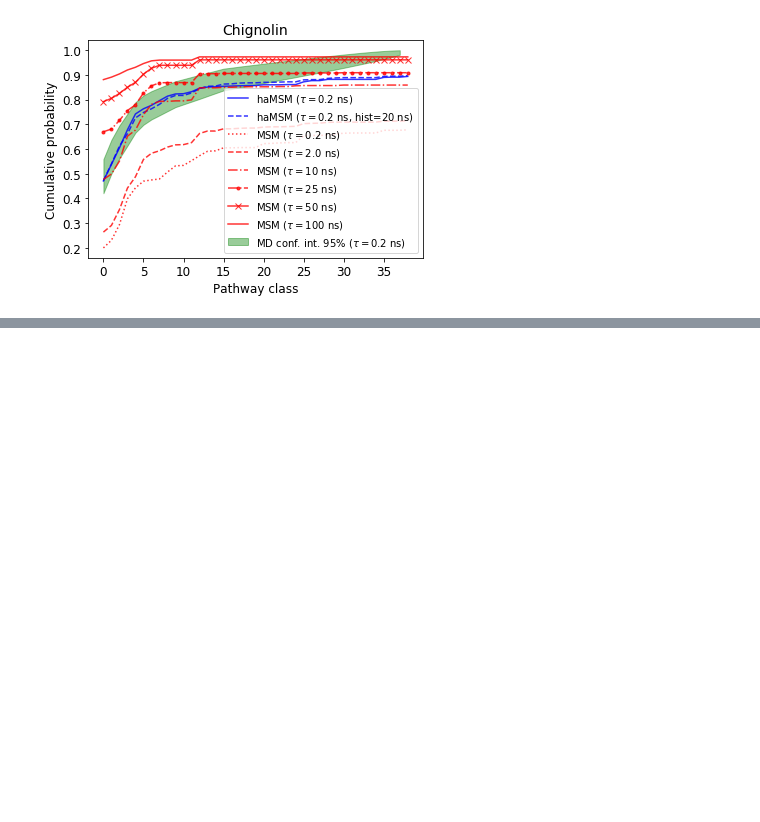
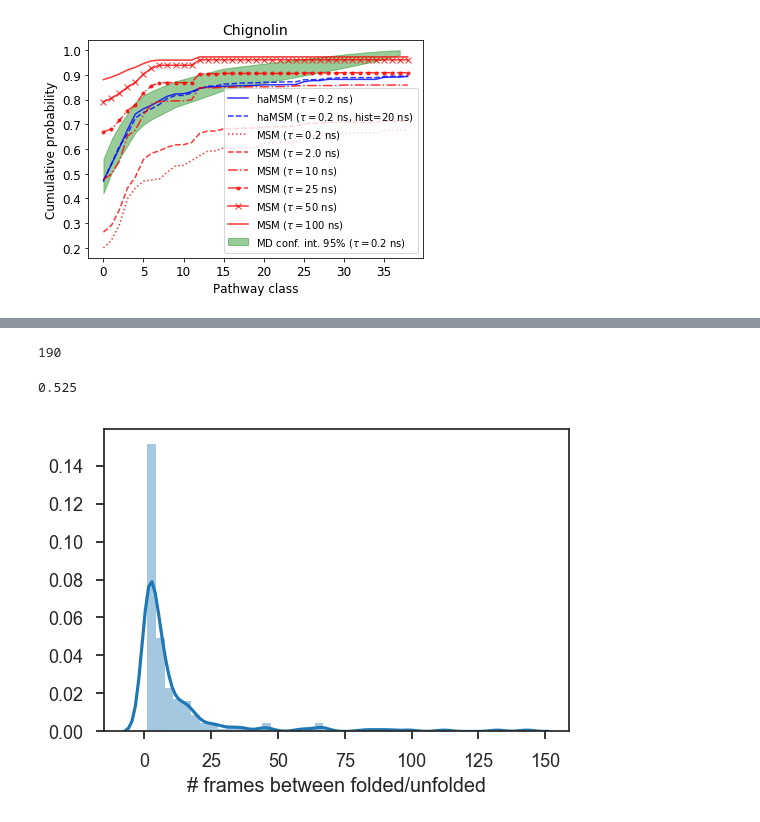
Before and after one commit to choderalab/msm-mfpt, a Jupyter notebook: models3_10_interm_states/Chignolin_mfpts_corrfunc_FS_cut_0_87_RPW.ipynb, the cells around one changed output, grey strips where cells are left out. Saved outputs shown, nothing was run; the diff lists cells and outputs as text; code cells hidden in the pictures; blank space fills up the shorter version.

```diff
--- a/models3_10_interm_states/Chignolin_mfpts_corrfunc_FS_cut_0_87_RPW.ipynb
+++ b/models3_10_interm_states/Chignolin_mfpts_corrfunc_FS_cut_0_87_RPW.ipynb
@@ -810,0 +849,21 @@ plt.show()
+# %%
+traj = dtrajs[0]
+int_trajs = []
+
+int_traj = []
+in_int = False
+int_start = None
+int_end = None
+for i in range(len(macro_traj) - 1):
+    if in_int:
+        int_traj.append(traj[i])
+        if macro_traj[i+1] in [0,2]:
+            in_int = False
+            int_end = macro_traj[i+1]
+            if int_end != int_start:
+                int_trajs.append(int_traj)
+            int_traj = []
+    elif macro_traj[i] != macro_traj[i+1]:
+        if macro_traj[i] in [0,2] and macro_traj[i+1] in [1]:
+            in_int = True
+            int_start = macro_traj[i]
@@ -810,0 +876,32 @@ plt.show()
+# %%
+traj = dtrajs[0]
+count = 0
+
+for i in range(len(macro_traj) - 1):
+    if macro_traj[i] != macro_traj[i+1]:
+        if macro_traj[i] in [0,2] and macro_traj[i+1] in [0,2]:
+            count += 1
+# %%
+count
+# %% [output]
+190
+# %%
+210/(190+210) # 52.5% transitions go through intermediates
+# %% [output]
+0.525
+# %%
+lens = []
+
+for traj in int_trajs:
+    lens.append(len(traj))
+# %%
+import seaborn as sns
+sns.set_style('ticks')
+sns.set_context('talk')
+# %%
+plt.figure(dpi=100)
+sns.distplot(lens)
+plt.xlabel('# frames between folded/unfolded')
+plt.show()
+# %% [output]
+[figure, added]
```
Also changed, not shown: parts of 99 cells of this notebook, 1 other file.
